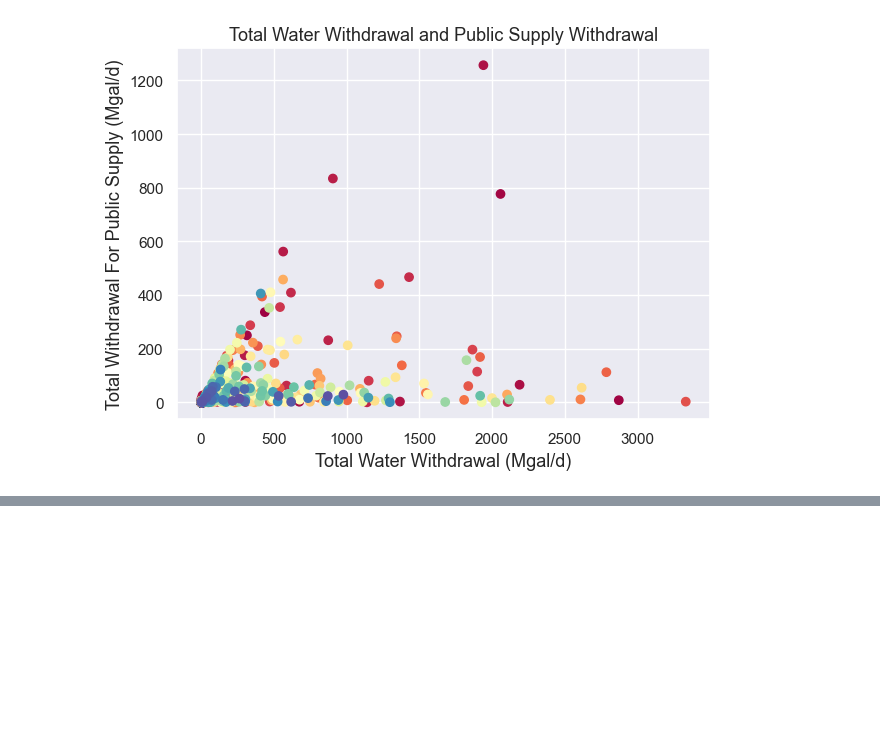
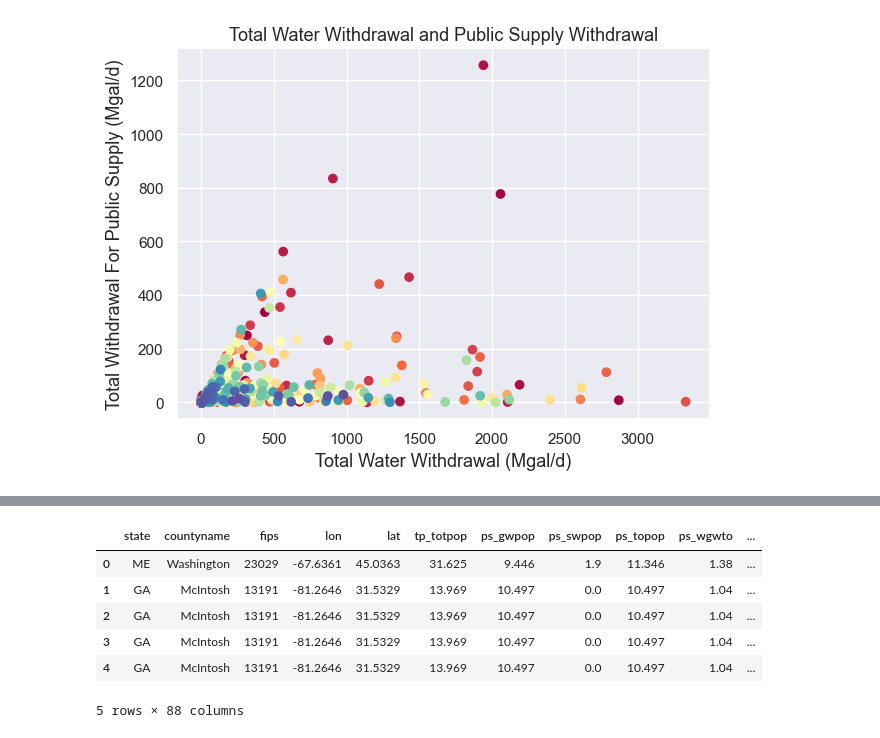
Before and after one commit to farahmalik11/project-5, a Jupyter notebook: 02_KMeans_Clusters_1.ipynb, the cells around one changed output, grey strips where cells are left out. Drawn from its saved outputs; the diff is of its cells as text; code cells hidden in the pictures; blank space fills up the shorter version.

```diff
--- a/02_KMeans_Clusters_1.ipynb
+++ b/02_KMeans_Clusters_1.ipynb
@@ -1255,0 +1269,3 @@ plt.show();
+# %%
+cluster1 = df1.rename(columns = {'cluster': 'cluster_model1'})
+cluster1.to_csv('../group-project/clean-data/cluster1_ps_withdrawal_domestic_use.csv')
@@ -1255,0 +1282,3 @@ plt.show();
+# %%
+cluster2 = df3.drop(columns=['ic_wfrto', 'ic_recww', 'ig_wfrto', 'ig_recww']).rename(columns = {'cluster': 'cluster_model2'})
+cluster2.to_csv('../group-project/clean-data/cluster2_irrigation_withdrawal_vs_reclaimed.csv')
@@ -1255,0 +1295,21 @@ plt.show();
+# %%
+cluster3 = df5.drop(columns=['do_psdel']).rename(columns = {'cluster': 'cluster_model3'})
+cluster3.to_csv('../group-project/clean-data/cluster3_total_and_ps_withdrawal.csv')
+# %%
+# Merge into Combined data
+
+comb = pd.read_csv('../group-project/clean-data/combined.csv')
+
+comb2 = comb.merge(cluster1.filter(items=['cluster_model1']), how = 'left', on = 'fips')
+comb3 = comb2.merge(cluster2.filter(items=['cluster_model2']), how = 'left', on = 'fips')
+comb4 = comb3.merge(cluster3.filter(items=['cluster_model3']), how = 'left', on = 'fips')
+# %%
+comb4.head()
+# %% [output]
+|  | state | countyname | fips | lon | lat | tp_totpop | ps_gwpop | ps_swpop | ps_topop | ps_wgwto | ... |
+| 0 | ME | Washington | 23029 | -67.6361 | 45.0363 | 31.625 | 9.446 | 1.9 | 11.346 | 1.38 | ... |
+| 1 | GA | McIntosh | 13191 | -81.2646 | 31.5329 | 13.969 | 10.497 | 0.0 | 10.497 | 1.04 | ... |
+| 2 | GA | McIntosh | 13191 | -81.2646 | 31.5329 | 13.969 | 10.497 | 0.0 | 10.497 | 1.04 | ... |
+| 3 | GA | McIntosh | 13191 | -81.2646 | 31.5329 | 13.969 | 10.497 | 0.0 | 10.497 | 1.04 | ... |
+| 4 | GA | McIntosh | 13191 | -81.2646 | 31.5329 | 13.969 | 10.497 | 0.0 | 10.497 | 1.04 | ... |
+5 rows × 88 columns
```
Also changed, not shown: parts of 13 cells of this notebook.
